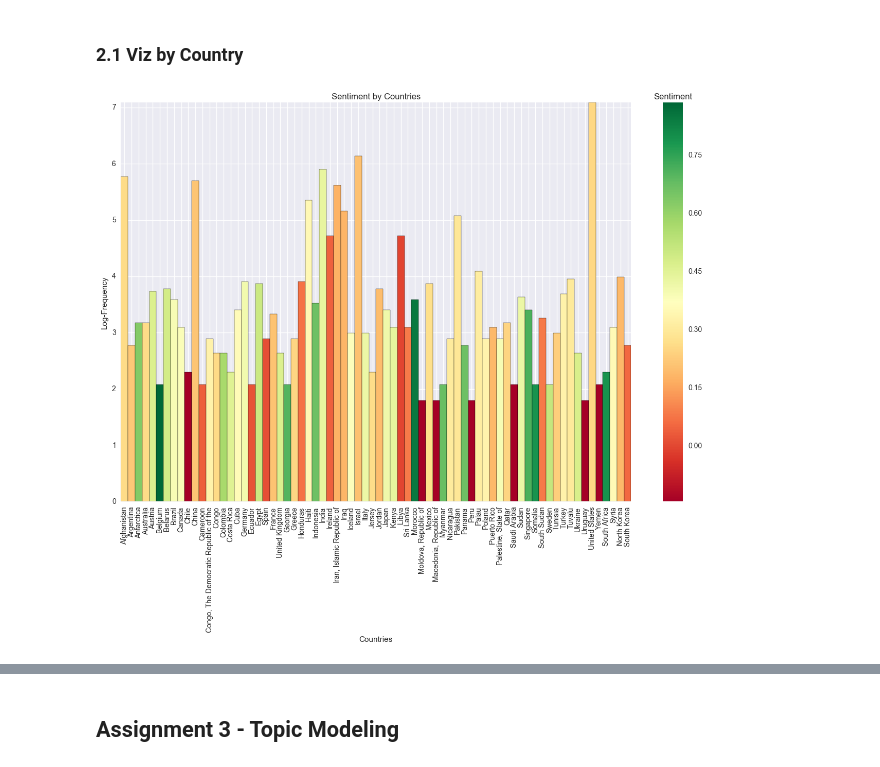
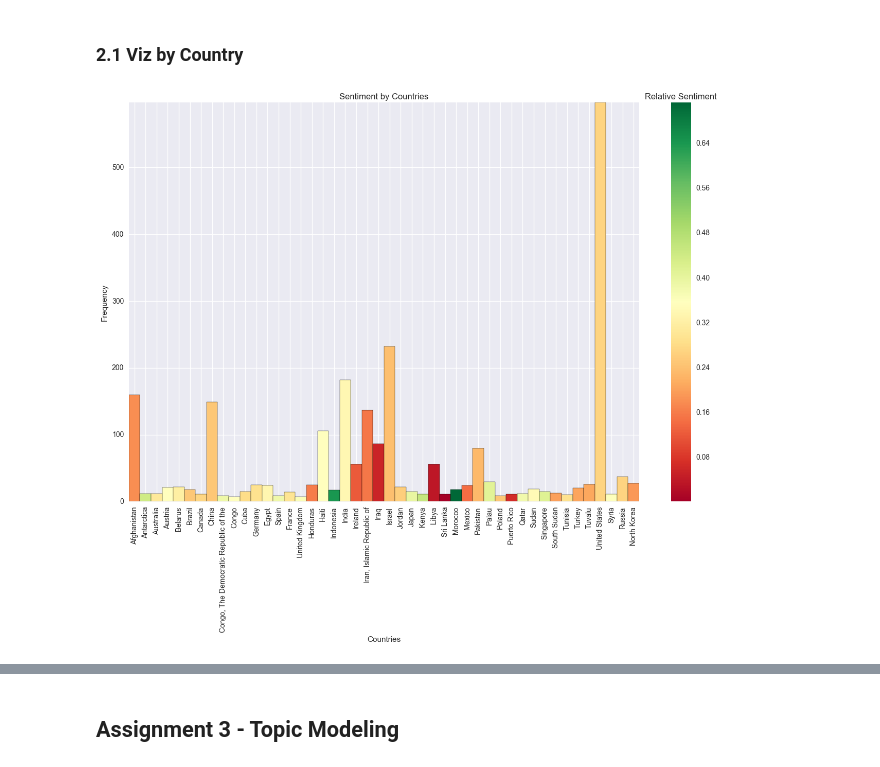
Before and after one commit to vidit09/ada-homework, a Jupyter notebook: 05 - Taming Text/Taming Text.ipynb, the cells around one changed output, grey strips where cells are left out. Saved outputs shown, nothing was run; the diff lists cells and outputs as text; code cells hidden in the pictures.

```diff
--- a/05 - Taming Text/Taming Text.ipynb
+++ b/05 - Taming Text/Taming Text.ipynb
@@ -155,7 +157,7 @@ We notice that some countries come in a form "name, extension" (like: "Iran, Isl
 We have enteries for the cumulative positive and negative sentiment in entire email corpus. Also the frequency with which each country appears in positive or negative context
 # %%
 #Creating the DataFrame
-extras = [['Syria','SY'], ['North Korea','KR'], ['South Korea','KP']]
+extras = [['Syria','SY'],['Russia','RU'], ['North Korea','KR'], ['South Korea','KP']]
 remove = [['Korea, Republic of','KR'], ["Korea, Democratic People's Republic of",'KP']]
 country_list  = list([[i.name,i.alpha_2] for i in pycountry.countries])
 
@@ -232,7 +234,7 @@ for indx, email in enumerate(body):
         scompound = sid.polarity_scores(line)['compound']
         df_countries = update_feeling(scompound,df_countries,get_countries(line))
 
-df_countries
+df_countries_vader = df_countries
 # %% [output]
 Processed 0% of emails
 Processed 1% of emails
@@ -350,24 +344,25 @@ Dumped all emails
 # %%
 
 fthreshold = 5
-avg_sentiment_countries = process_sentiment_table(df_countries,fthreshold)
+avg_sentiment_countries = process_sentiment_table(df_countries_vader,fthreshold)
 # %%
 sentiment = np.array(avg_sentiment_countries['Avg_Sentiment'])
-colors = plt.cm.RdYlGn(sentiment / float(max(sentiment)))
+
+colors = plt.cm.RdYlGn(sentiment / float(max(sentiment) - min(sentiment)))
 plt.figure(figsize=(16,10))
 plot = plt.scatter(sentiment, sentiment, c=sentiment, cmap = 'RdYlGn')
 plt.clf()
 clb = plt.colorbar(plot)
-clb.ax.set_title("Sentiment")
+clb.ax.set_title("Relative Sentiment")
 
 
 
-plt.bar(range(avg_sentiment_countries.shape[0]),np.log(avg_sentiment_countries['Frequency']),1.0,align='center',color = colors)
+plt.bar(range(avg_sentiment_countries.shape[0]),avg_sentiment_countries['Frequency'],1.0,align='center',color = colors)
 plt.xticks(range(avg_sentiment_countries.shape[0]), avg_sentiment_countries.index, rotation='vertical')
 plt.xlabel('Countries')
-plt.ylabel('Log-Frequency')
+plt.ylabel('Frequency')
 plt.title('Sentiment by Countries')
 plt.axis('tight')
 plt.margins(0.05, 0)
 # %% [output]
-[figure, old version]
+[figure, new version]
```
Also changed, not shown: parts of 17 cells of this notebook, 1 other file.
